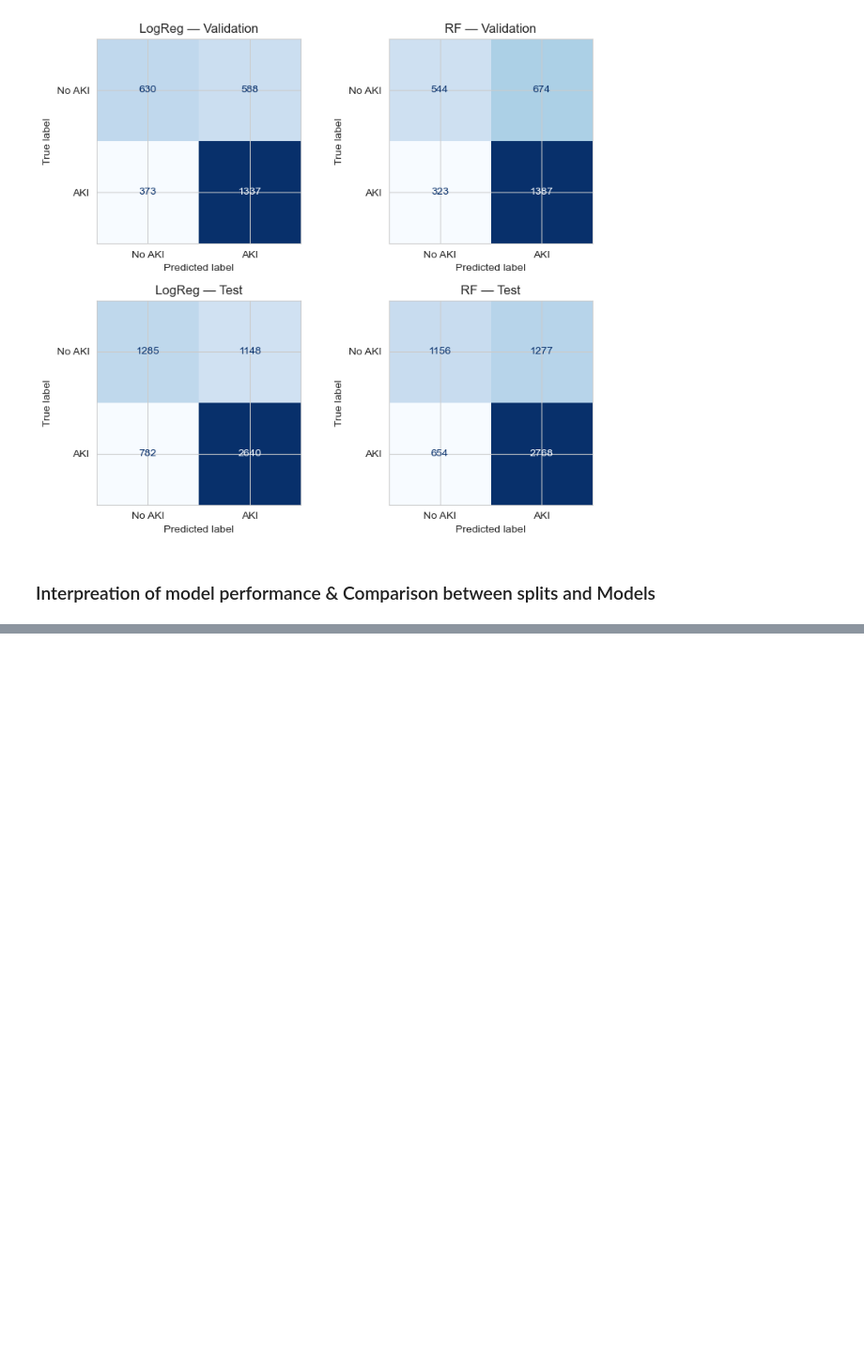
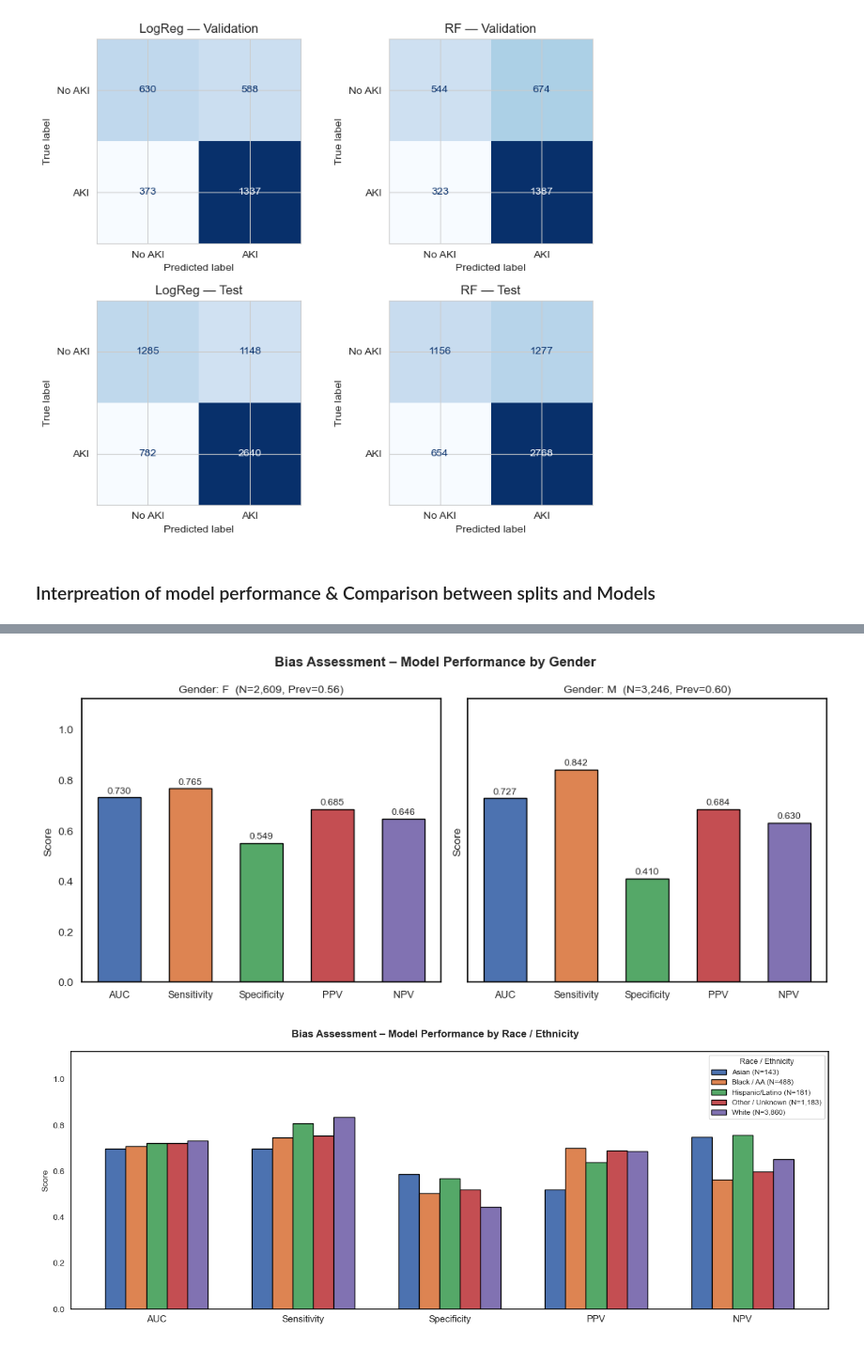
Before and after one commit to PatrickTangwen/BIS568_Final_Project, a Jupyter notebook: notebook/aki_model_dev.ipynb, the cells around one changed output, grey strips where cells are left out. Shown at 94% size. Cells and saved outputs as stored; diff of their text form; code cells hidden in the pictures; blank space fills up the shorter version.

Commit message:
Add bias assessment (Section 9) and evaluation plan (Section 10)

```diff
--- a/notebook/aki_model_dev.ipynb
+++ b/notebook/aki_model_dev.ipynb
@@ -638,0 +695,79 @@ plt.show()
+# %%
+METRICS   = ["AUC", "Sensitivity", "Specificity", "PPV", "NPV"]
+M_COLORS  = ["#4C72B0", "#DD8452", "#55A868", "#C44E52", "#8172B2"]
+PROB_COL  = "rf_prob"
+MIN_N     = 50
+
+def _style_ax(ax):
+    ax.grid(False)
+    for spine in ax.spines.values():
+        spine.set_visible(True)
+        spine.set_edgecolor("black")
+        spine.set_linewidth(1.2)
+    ax.set_facecolor("white")
+
+# ── Panel A: Gender ───────────────────────────────────────────────────────────
+gender_groups = [(g, sub) for g, sub in demo_test.groupby("gender")
+                 if len(sub) >= MIN_N]
+
+fig_a, axes_a = plt.subplots(1, len(gender_groups),
+                              figsize=(5 * len(gender_groups), 4.5), sharey=True)
+fig_a.patch.set_facecolor("white")
+fig_a.suptitle("Bias Assessment – Model Performance by Gender",
+               fontweight="bold", fontsize=12)
+
+for ax, (grp, sub) in zip(axes_a, gender_groups):
+    m = group_metrics(sub, PROB_COL)
+    vals = [m[k] for k in METRICS]
+    bars = ax.bar(METRICS, vals, color=M_COLORS, edgecolor="black", width=0.6)
+    for bar, v in zip(bars, vals):
+        ax.text(bar.get_x() + bar.get_width()/2, v + 0.012,
+                f"{v:.3f}", ha="center", va="bottom", fontsize=8.5)
+    ax.set_ylim(0, 1.12)
+    ax.set_title(f"Gender: {grp}  (N={m['N']:,}, Prev={m['Prev']:.2f})",
+                 fontsize=10)
+    ax.set_ylabel("Score")
+    ax.tick_params(axis="x", labelsize=9)
+    _style_ax(ax)
+
+plt.tight_layout()
+plt.savefig("outputs/bias_fig1a_gender.png", dpi=150, bbox_inches="tight")
+plt.show()
+
+# ── Panel B: Race — grouped by METRIC ────────────────────────────────────────
+race_order  = ["Asian", "Black / AA", "Hispanic/Latino", "Other / Unknown", "White"]
+race_data   = {g: group_metrics(sub, PROB_COL)
+               for g, sub in demo_test.groupby("race_group")
+               if sub["y_true"].sum() >= 20}
+race_order  = [g for g in race_order if g in race_data]
+RACE_COLORS = ["#4C72B0", "#DD8452", "#55A868", "#C44E52", "#8172B2"]
+
+n_race  = len(race_order)
+x       = np.arange(len(METRICS))
+width   = 0.14
+offsets = np.linspace(-(n_race-1)/2, (n_race-1)/2, n_race) * width
+
+fig_b, ax_b = plt.subplots(figsize=(13, 5))
+fig_b.patch.set_facecolor("white")
+fig_b.suptitle("Bias Assessment – Model Performance by Race / Ethnicity",
+               fontweight="bold", fontsize=12)
+
+for race, color, offset in zip(race_order, RACE_COLORS, offsets):
+    vals = [race_data[race][m] for m in METRICS]
+    bars = ax_b.bar(x + offset, vals, width=width,
+                    color=color, edgecolor="black",
+                    label=f"{race} (N={race_data[race]['N']:,})")
+
+ax_b.set_xticks(x)
+ax_b.set_xticklabels(METRICS, fontsize=11)
+ax_b.set_ylim(0, 1.12)
+ax_b.set_ylabel("Score")
+ax_b.legend(loc="upper right", fontsize=8.5, title="Race / Ethnicity",
+            title_fontsize=9)
+_style_ax(ax_b)
+plt.tight_layout()
+plt.savefig("outputs/bias_fig1b_race.png", dpi=150, bbox_inches="tight")
+plt.show()
+# %% [output]
+[figure, added]
+[figure, added]
```
Also changed, not shown: parts of 6 cells of this notebook.
